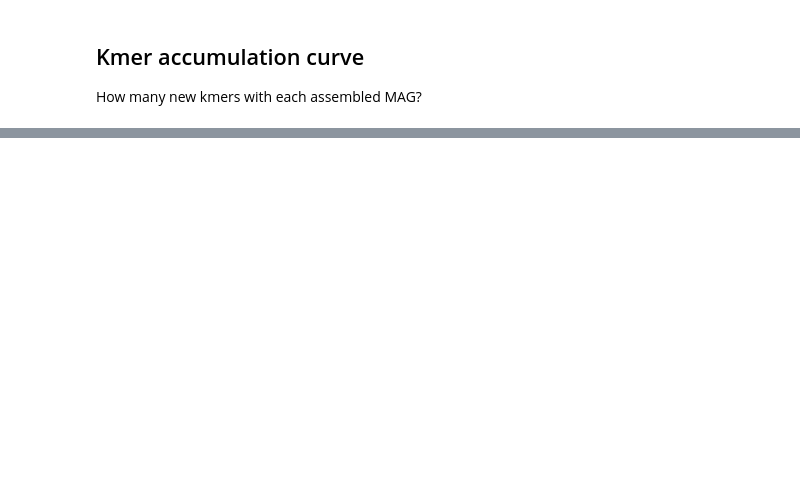
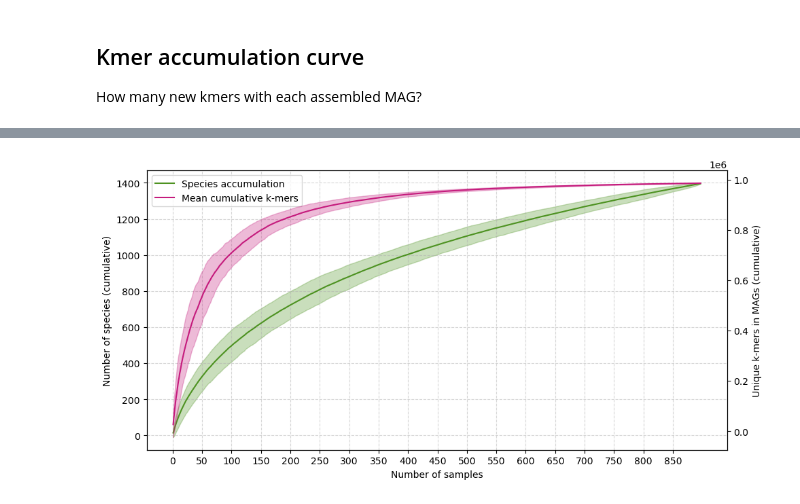
Before and after one commit to AnneliektH/2025-pig-binning-plots, a Jupyter notebook: notebooks/done.250722_accumcurve.ipynb, the cells around one changed output, grey strips where cells are left out. Saved outputs shown, nothing was run; the diff lists cells and outputs as text; code cells hidden in the pictures; blank space fills up the shorter version.

```diff
--- a/notebooks/done.250722_accumcurve.ipynb
+++ b/notebooks/done.250722_accumcurve.ipynb
@@ -275 +243,57 @@ df = pd.read_csv("../data/new_kmers_mags.k31.csv")
+# %%
+def species_accumulation(sample_species, n_iter=300):
+    samples = list(sample_species.keys())
+    n_samples = len(samples)
+    results = []
+
+    for _ in range(n_iter):
+        order = np.random.permutation(samples)
+        seen = set()
+        curve = []
+        for i, s in enumerate(order, start=1):
+            seen.update(sample_species[s])
+            curve.append(len(seen))
+        results.append(curve)
+
+    results = np.array(results)
+    return results.mean(axis=0), results.std(axis=0)
+
+sample_species = df2.groupby("acc")["secondary_cluster"].unique().to_dict()
+mean_curve, std_curve = species_accumulation(sample_species)
+# %%
+import matplotlib.pyplot as plt
+import numpy as np
+
+# --- Species accumulation curve ---
+x_species = np.arange(1, len(mean_curve)+1)
+
+# --- K-mer curve ---
+x_kmer = summary["position"]
+mean_kmer = summary["mean"]
+std_kmer = summary["std"]
+
+fig, ax1 = plt.subplots(figsize=(10,5))
+
+# Left y-axis: species accumulation
+ax1.plot(x_species, mean_curve, color="#4d9221", label="Species accumulation")
+ax1.fill_between(x_species, mean_curve-2*std_curve, mean_curve+2*std_curve, alpha=0.3, color="#4d9221")
+ax1.set_xlabel("Number of samples")
+ax1.set_ylabel("Number of species (cumulative)")
+ax1.grid(True, ls="--", alpha=0.5)
+
+# Right y-axis: k-mer accumulation
+ax2 = ax1.twinx()
+ax2.plot(x_kmer, mean_kmer, color="#c51b7d", label="Mean cumulative k-mers")
+ax2.fill_between(x_kmer, mean_kmer-2*std_kmer, mean_kmer+2*std_kmer, alpha=0.3, color="#c51b7d")
+ax2.set_ylabel("Unique k-mers in MAGs (cumulative)")
+
+# Optional: combine legends
+lines1, labels1 = ax1.get_legend_handles_labels()
+lines2, labels2 = ax2.get_legend_handles_labels()
+ax1.legend(lines1 + lines2, labels1 + labels2, loc="upper left")
+plt.xticks(np.arange(0, len(mean_curve)+1, 50))
+plt.tight_layout()
+plt.savefig('../plots/250925_accumulation_kmervspecies.png')
+# %% [output]
+[figure, added]
 # %%
```
Also changed, not shown: parts of 16 cells of this notebook, 19 other files.
